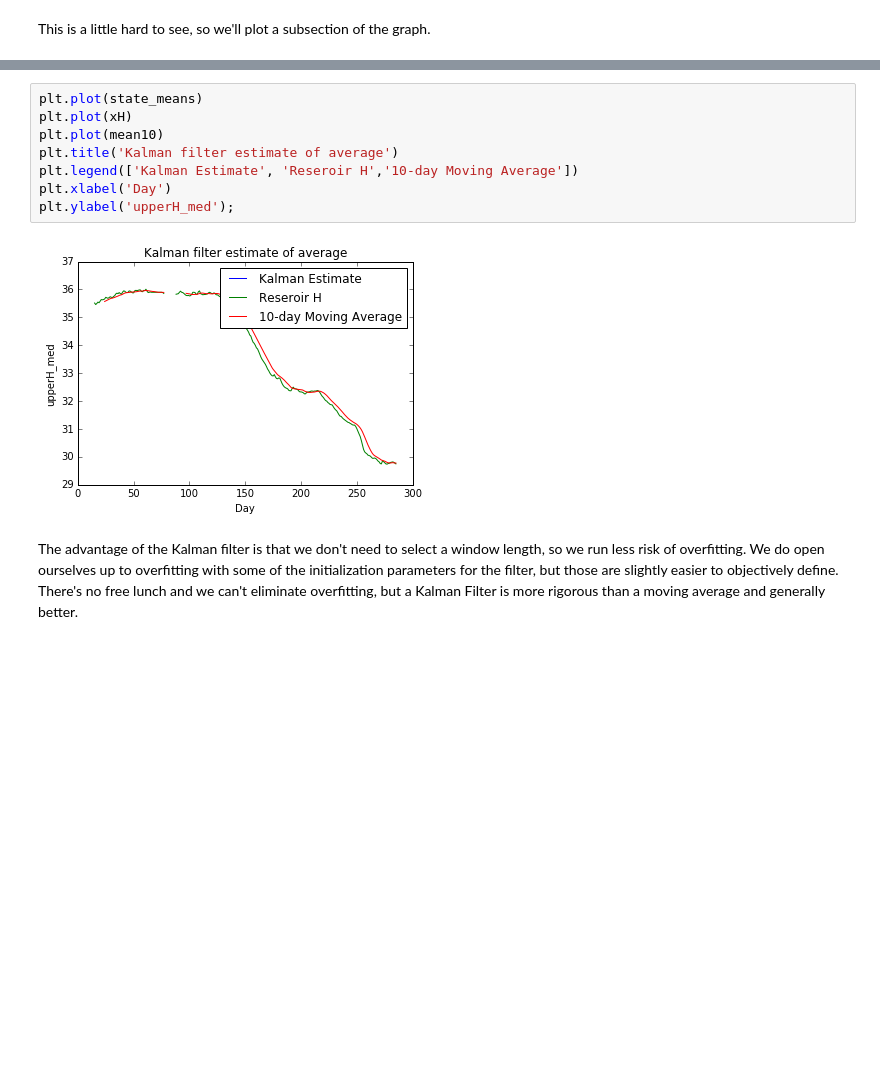
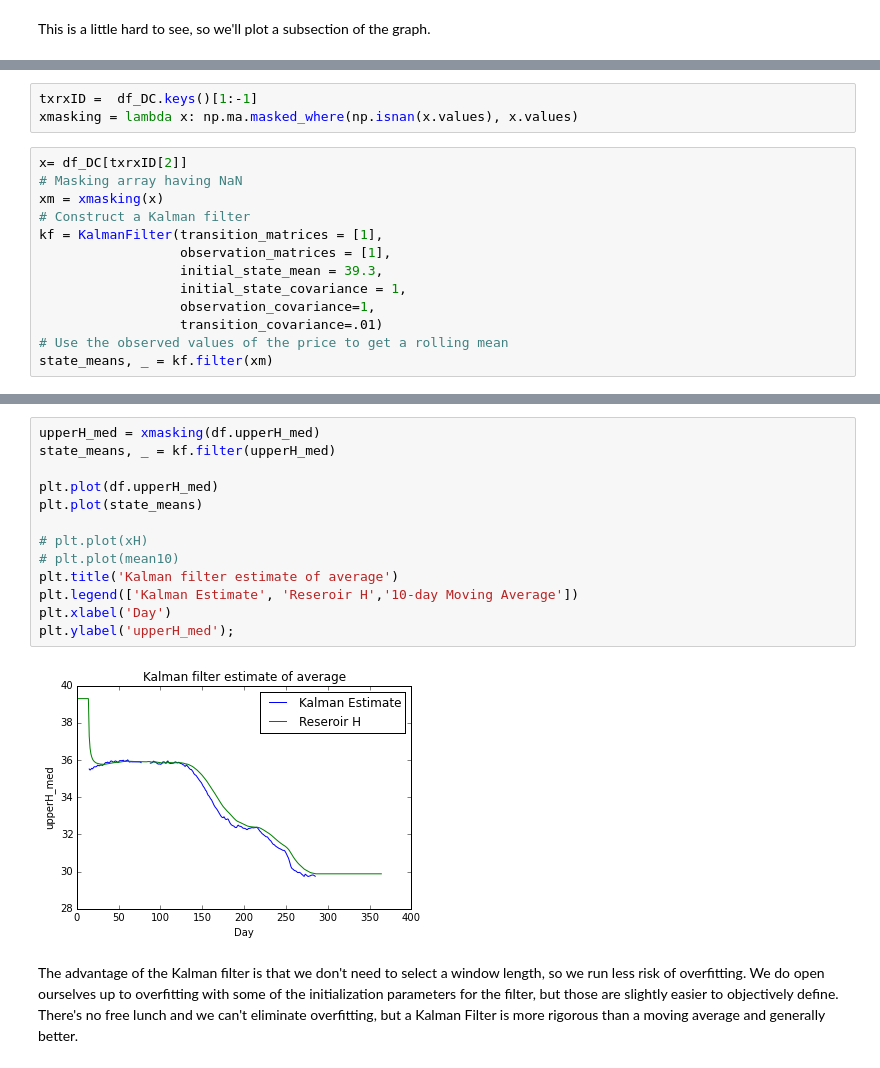
Before and after one commit to sgkang/DamGeophysics, a Jupyter notebook: notebook/Kalman Filters_LIM-Waterlevel.ipynb, the cells around one changed output, grey strips where cells are left out. Drawn from its saved outputs; the diff is of its cells as text; blank space fills up the shorter version.

Commit message:
making array

```diff
--- a/notebook/Kalman Filters_LIM-Waterlevel.ipynb
+++ b/notebook/Kalman Filters_LIM-Waterlevel.ipynb
@@ -257,0 +258,16 @@ plt.ylabel('upperH_med');
+# %%
+txrxID =  df_DC.keys()[1:-1]
+xmasking = lambda x: np.ma.masked_where(np.isnan(x.values), x.values)
+# %%
+x= df_DC[txrxID[2]]
+# Masking array having NaN
+xm = xmasking(x)
+# Construct a Kalman filter
+kf = KalmanFilter(transition_matrices = [1],
+                  observation_matrices = [1],
+                  initial_state_mean = 39.3,
+                  initial_state_covariance = 1,
+                  observation_covariance=1,
+                  transition_covariance=.01)
+# Use the observed values of the price to get a rolling mean
+state_means, _ = kf.filter(xm)
@@ -258,13 +280,18 @@ plt.ylabel('upperH_med');
 # %%
+upperH_med = xmasking(df.upperH_med)
+state_means, _ = kf.filter(upperH_med)
+
+plt.plot(df.upperH_med)
 plt.plot(state_means)
-plt.plot(xH)
-plt.plot(mean10)
+
+# plt.plot(xH)
+# plt.plot(mean10)
 plt.title('Kalman filter estimate of average')
 plt.legend(['Kalman Estimate', 'Reseroir H','10-day Moving Average'])
 plt.xlabel('Day')
 plt.ylabel('upperH_med');
 # %% [output]
-[figure, old version]
+[figure, new version]
 # %% [markdown]
 The advantage of the Kalman filter is that we don't need to select a window length, so we run less risk of overfitting. We do open ourselves up to overfitting with some of the initialization parameters for the filter, but those are slightly easier to objectively define. There's no free lunch and we can't eliminate overfitting, but a Kalman Filter is more rigorous than a moving average and generally better.
 # %% [markdown]
```
Also changed, not shown: parts of 7 cells of this notebook.
